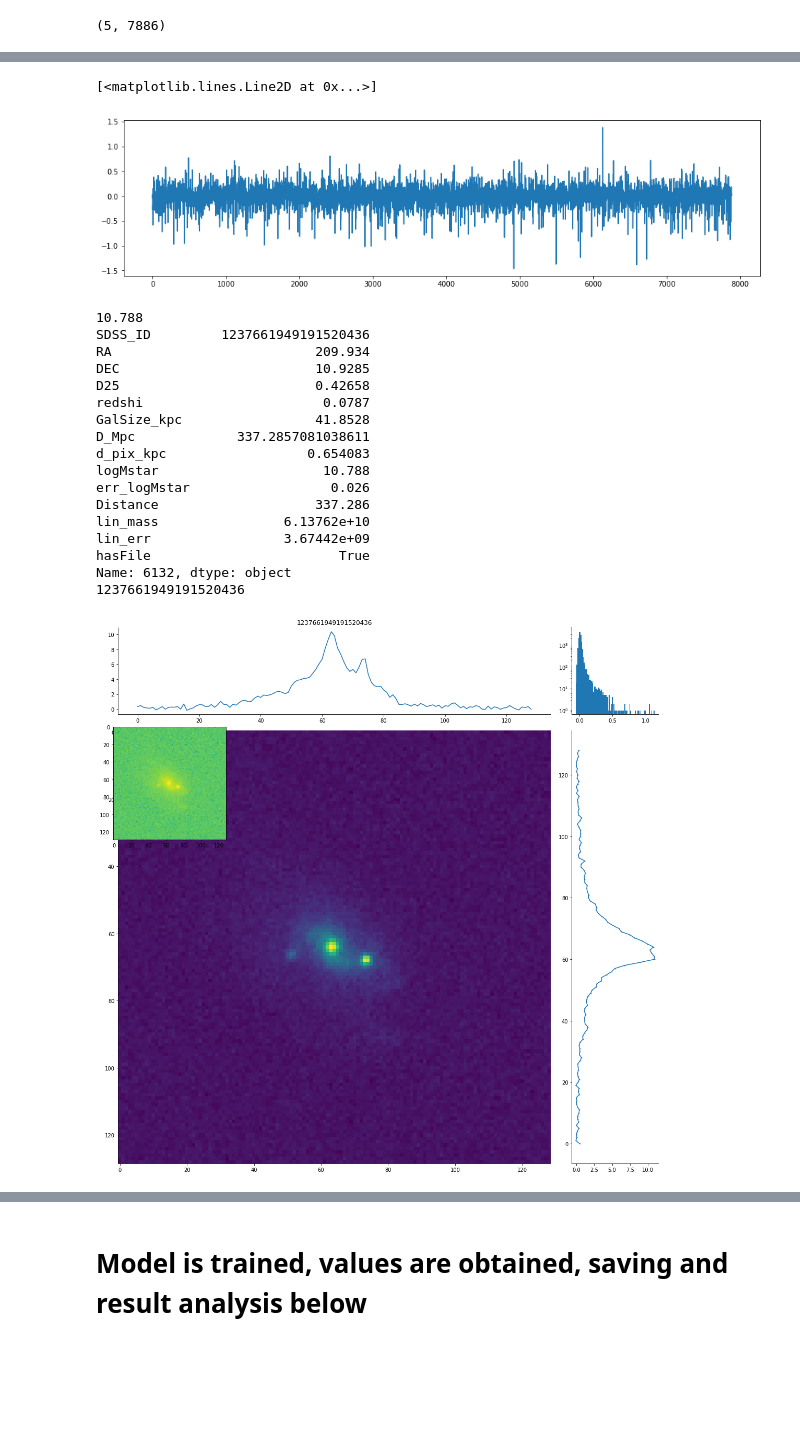
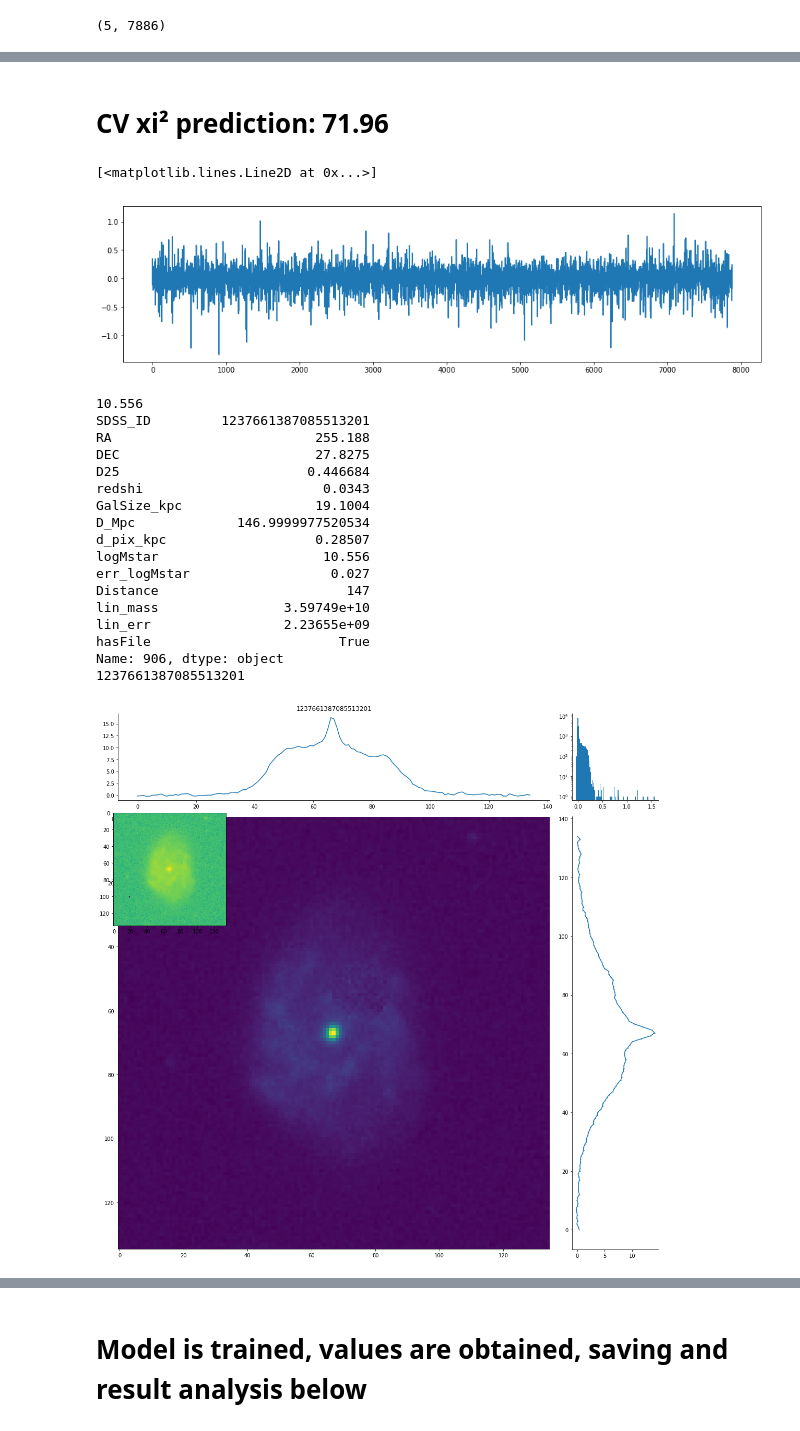
Before and after one commit to NakramR/astrohack, a Jupyter notebook: hackatonActualizedVersion-CV1-98xi2.ipynb, the cells around one changed output, grey strips where cells are left out. Cells and saved outputs as stored; diff of their text form; code cells hidden in the pictures; blank space fills up the shorter version.

```diff
--- a/hackatonActualizedVersion-CV1-98xi2.ipynb
+++ b/hackatonActualizedVersion-CV1-98xi2.ipynb
@@ -562,7 +562,7 @@ from sklearn.metrics import *
 def lgb_rmsle(y_pred,y_true):
    return 'rmsle', mean_squared_error(np.log1p(y_true.get_label()),np.log1p(y_pred)), False
 # %%
-num_boost_round = 1000
+num_boost_round = 30000
 
 model = lgbm.train(lgbm_params, dtrain, num_boost_round,
                    valid_sets=[dtest], valid_names=['test'], fobj=None, feval=lgb_rmsle,
@@ -757,38 +760,40 @@ print(linChiSq)
+# %% [markdown]
+# CV xi² prediction: 71.96
 # %%
 plt.figure(figsize=(16,4))
 plt.plot(Y[M:]-cvpred)
 # %% [output]
 [<matplotlib.lines.Line2D at 0x...>]
-[figure, old version]
+[figure, new version]
 # %%
-badID = np.argmax(Y[M:]-cvpred)
+badID = np.argmax(abs(Y[M:]-cvpred))
 print(Y[badID])
 print(df.loc[badID])
 # df['cvpred'] = cvpred
 # df['lincvpred'] = 10**cvpred
 # df['deltapred'] = abs(Y[M:]-cvpred)
 # df['lindeltapred'] = 10**Y[M:]-10**cvpred
 
 drawOneGalaxy(df.SDSS_ID[badID])
 # %% [output]
-10.788
-SDSS_ID         1237661949191520436
-RA                          209.934
-DEC                         10.9285
-D25                         0.42658
-redshi                       0.0787
-GalSize_kpc                 41.8528
-D_Mpc             337.2857081038611
-d_pix_kpc                  0.654083
-logMstar                     10.788
-err_logMstar                  0.026
-Distance                    337.286
-lin_mass                6.13762e+10
-lin_err                 3.67442e+09
+10.556
+SDSS_ID         1237661387085513201
+RA                          255.188
+DEC                         27.8275
+D25                        0.446684
+redshi                       0.0343
+GalSize_kpc                 19.1004
+D_Mpc             146.9999977520534
+d_pix_kpc                   0.28507
+logMstar                     10.556
+err_logMstar                  0.027
+Distance                        147
+lin_mass                3.59749e+10
+lin_err                 2.23655e+09
 hasFile                        True
-Name: 6132, dtype: object
-1237661949191520436
+Name: 906, dtype: object
+1237661387085513201
-[figure, old version]
+[figure, new version]
 # %%
 print(prefixThisRound)
 
```
Also changed, not shown: parts of 12 cells of this notebook, 7 other files.
